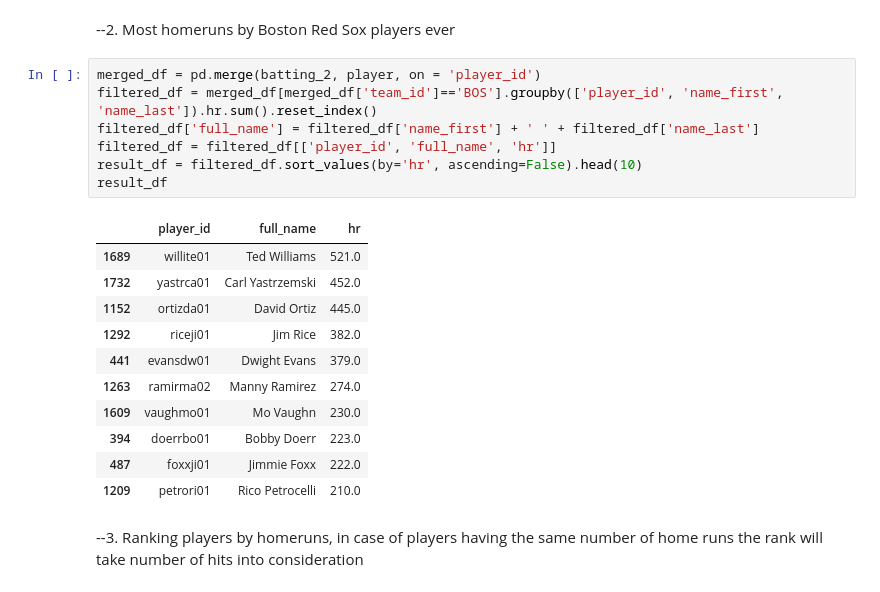
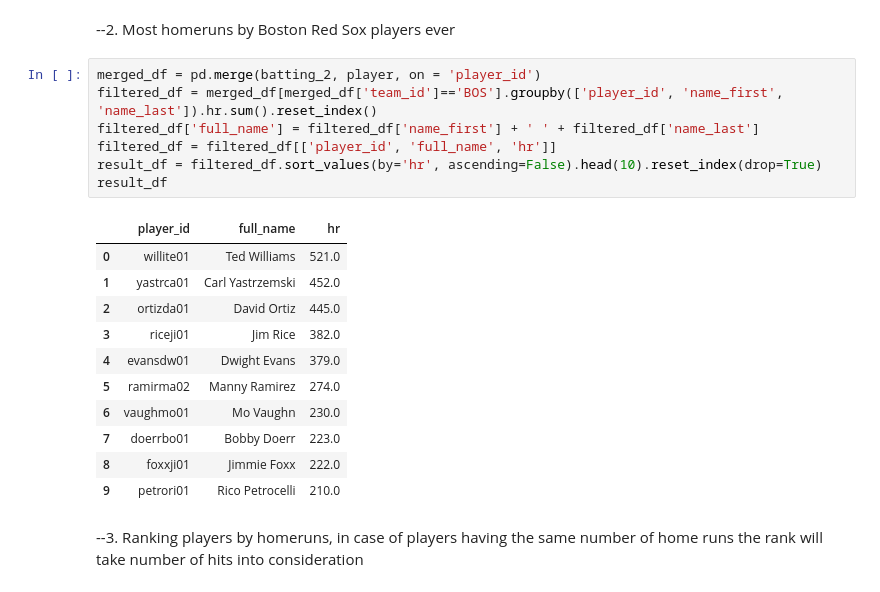
Before and after one commit to andresdr11/_MLB-Database-Analysis_, a Jupyter notebook: Python/Pandas.ipynb, the cells around one changed output. Drawn from its saved outputs; the diff is of its cells as text.

```diff
--- a/Python/Pandas.ipynb
+++ b/Python/Pandas.ipynb
@@ -58,22 +58,22 @@ best_hitters
 # %%
 merged_df = pd.merge(batting_2, player, on = 'player_id')
 filtered_df = merged_df[merged_df['team_id']=='BOS'].groupby(['player_id', 'name_first', 'name_last']).hr.sum().reset_index()
 filtered_df['full_name'] = filtered_df['name_first'] + ' ' + filtered_df['name_last']
 filtered_df = filtered_df[['player_id', 'full_name', 'hr']]
-result_df = filtered_df.sort_values(by='hr', ascending=False).head(10)
+result_df = filtered_df.sort_values(by='hr', ascending=False).head(10).reset_index(drop=True)
 result_df
 # %% [output]
 |  | player_id | full_name | hr |
-| 1689 | willite01 | Ted Williams | 521.0 |
-| 1732 | yastrca01 | Carl Yastrzemski | 452.0 |
-| 1152 | ortizda01 | David Ortiz | 445.0 |
-| 1292 | riceji01 | Jim Rice | 382.0 |
-| 441 | evansdw01 | Dwight Evans | 379.0 |
-| 1263 | ramirma02 | Manny Ramirez | 274.0 |
-| 1609 | vaughmo01 | Mo Vaughn | 230.0 |
-| 394 | doerrbo01 | Bobby Doerr | 223.0 |
-| 487 | foxxji01 | Jimmie Foxx | 222.0 |
-| 1209 | petrori01 | Rico Petrocelli | 210.0 |
+| 0 | willite01 | Ted Williams | 521.0 |
+| 1 | yastrca01 | Carl Yastrzemski | 452.0 |
+| 2 | ortizda01 | David Ortiz | 445.0 |
+| 3 | riceji01 | Jim Rice | 382.0 |
+| 4 | evansdw01 | Dwight Evans | 379.0 |
+| 5 | ramirma02 | Manny Ramirez | 274.0 |
+| 6 | vaughmo01 | Mo Vaughn | 230.0 |
+| 7 | doerrbo01 | Bobby Doerr | 223.0 |
+| 8 | foxxji01 | Jimmie Foxx | 222.0 |
+| 9 | petrori01 | Rico Petrocelli | 210.0 |
 # %% [markdown]
 --3. Ranking players by homeruns, in case of players having the same number of home runs the rank will take number of hits into consideration
 # %%
```
Also changed, not shown: parts of 6 cells of this notebook.
